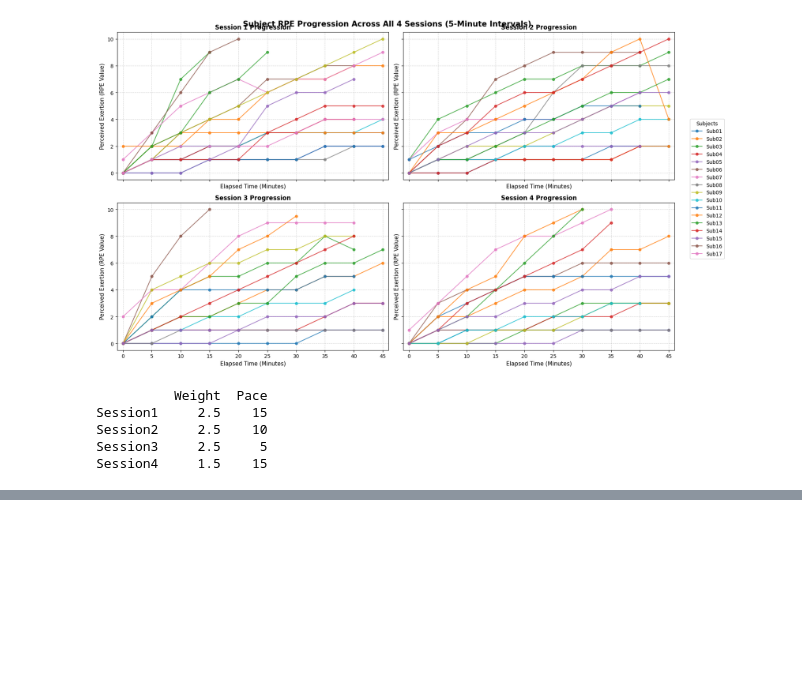
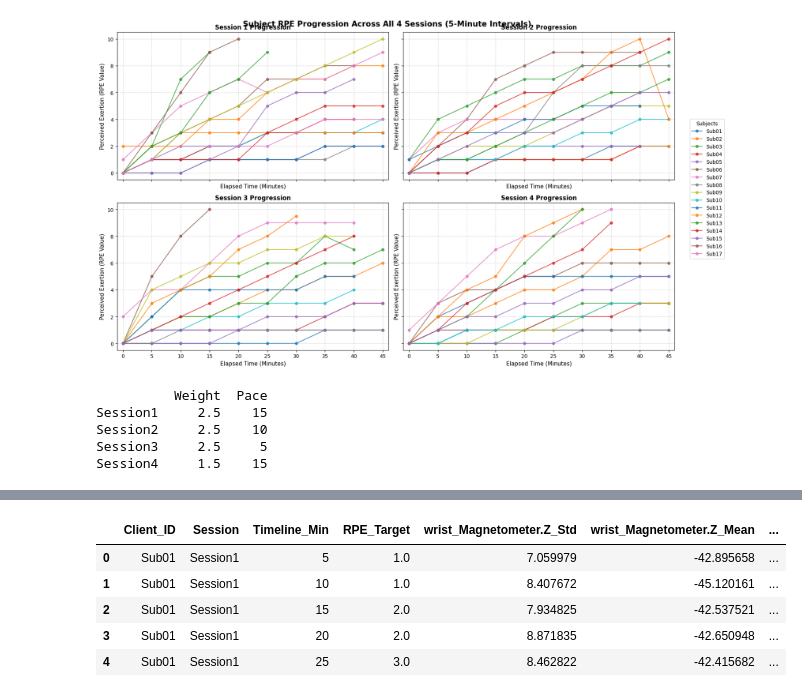
Before and after one commit to file-exe-not-available/Worker_Fatigue_Dataset, a Jupyter notebook: MCSI_EDA.ipynb, the cells around one changed output, grey strips where cells are left out. Drawn from its saved outputs; the diff is of its cells as text; code cells hidden in the pictures; blank space fills up the shorter version.

```diff
--- a/MCSI_EDA.ipynb
+++ b/MCSI_EDA.ipynb
@@ -289,0 +621,84 @@ plt.show()
+# %%
+import pandas as pd
+import numpy as np
+
+# Select the top performing sensor groups based on your EDA results
+target_sensors = [
+    'wrist_Magnetometer.Z', 'upper_arm_Accelerometer.Z', 'upper_arm_Magnetometer.Z',
+    'upper_arm_Accelerometer.X', 'wrist_Magnetometer.X', 'wrist_Magnetometer.Y',
+    'upper_arm_Magnetometer.Y', 'wrist_Accelerometer.Z', 'wrist_Accelerometer.X',
+    'wrist_Gyroscope.X', 'wrist_Accelerometer.Y', 'trunk_Accelerometer.X'
+]
+
+fl_dataset_rows = []
+exclude_subjects = {'Sub11', 'Sub12', 'Sub14'}
+
+for key, df in ts_data.items():
+    sub, session_name = key
+    if sub in exclude_subjects:
+        continue
+
+    df_session = df[df['Session'].astype(str).str.strip() == session_name].copy()
+    if df_session.empty:
+        continue
+
+    start_time = df_session['Timestamp'].min()
+    df_session['Elapsed_Minutes'] = (df_session['Timestamp'] - start_time) / 60
+
+    # Process sequential 5-minute epochs
+    for minute in range(5, 50, 5):
+        # Lookback window spanning the 2 minutes prior to the milestone entry
+        window_df = df_session[(df_session['Elapsed_Minutes'] >= (minute - 2)) &
+                               (df_session['Elapsed_Minutes'] <= minute)]
+
+        # Grab target RPE score
+        rpe_val = window_df['RPE_Val'].dropna().mean()
+        if np.isnan(rpe_val):
+            fallback_df = df_session[(df_session['Elapsed_Minutes'] >= (minute - 5)) &
+                                     (df_session['Elapsed_Minutes'] <= minute)]
+            rpe_val = fallback_df['RPE_Val'].dropna().mean()
+
+        if np.isnan(rpe_val) or window_df.empty:
+            continue
+
+        # Clean specific artifacts requested earlier
+        if (sub == 'Sub13' and session_name == 'Session2' and minute == 45) or \
+           (sub == 'Sub03' and session_name == 'Session3' and minute == 45):
+            continue
+
+        # Initialize feature profile row
+        row_dict = {
+            'Client_ID': sub,         # Acts as the Client federated identifier
+            'Session': session_name,
+            'Timeline_Min': minute,
+            'RPE_Target': rpe_val
+        }
+
+        # Extract the specific features validated by your EDA
+        for sensor in target_sensors:
+            if sensor in window_df.columns:
+                signal = window_df[sensor].values
+                row_dict[f"{sensor}_Std"] = np.std(signal)
+                row_dict[f"{sensor}_Mean"] = np.mean(signal)
+
+        fl_dataset_rows.append(row_dict)
+
+# Create the compressed time-series feature matrix
+extracted_ts_df = pd.DataFrame(fl_dataset_rows)
+
+# --- Merge with Anthropological Scaffold Personalization Features ---
+anthro_features = anthro_clean.copy()
+anthro_features['HWR'] = anthro_features['Waist circumference (cm)'] / anthro_features['Hip circumference (cm)']
+anthro_features['BMI'] = anthro_features['Weight (kg)'] / ((anthro_features['Height (cm)'] / 100) ** 2)
+anthro_features['Gender_Bin'] = anthro_features['Gender'].map({'M': 1, 'F': 0})
+
+# Select key personalization fields
+scaffold_meta = anthro_features[['Subject', 'Gender_Bin', 'Age', 'HWR', 'BMI']]
+
+# Combine into the final unified dataset
+final_pspfl_matrix = pd.merge(extracted_ts_df, scaffold_meta, left_on='Client_ID', right_on='Subject').drop(columns=['Subject'])
+
+# Preview the final structural design layout ready for model injection
+print(f"Final Data Matrix Shape for FL: {final_pspfl_matrix.shape}")
+final_pspfl_matrix.head()
+# %% [output]
@@ -289,0 +706,6 @@ plt.show()
+|  | Client_ID | Session | Timeline_Min | RPE_Target | wrist_Magnetometer.Z_Std | wrist_Magnetometer.Z_Mean | ... |
+| 0 | Sub01 | Session1 | 5 | 1.0 | 7.059979 | -42.895658 | ... |
+| 1 | Sub01 | Session1 | 10 | 1.0 | 8.407672 | -45.120161 | ... |
+| 2 | Sub01 | Session1 | 15 | 2.0 | 7.934825 | -42.537521 | ... |
+| 3 | Sub01 | Session1 | 20 | 2.0 | 8.871835 | -42.650948 | ... |
+| 4 | Sub01 | Session1 | 25 | 3.0 | 8.462822 | -42.415682 | ... |
```
Also changed, not shown: parts of 8 cells of this notebook.
